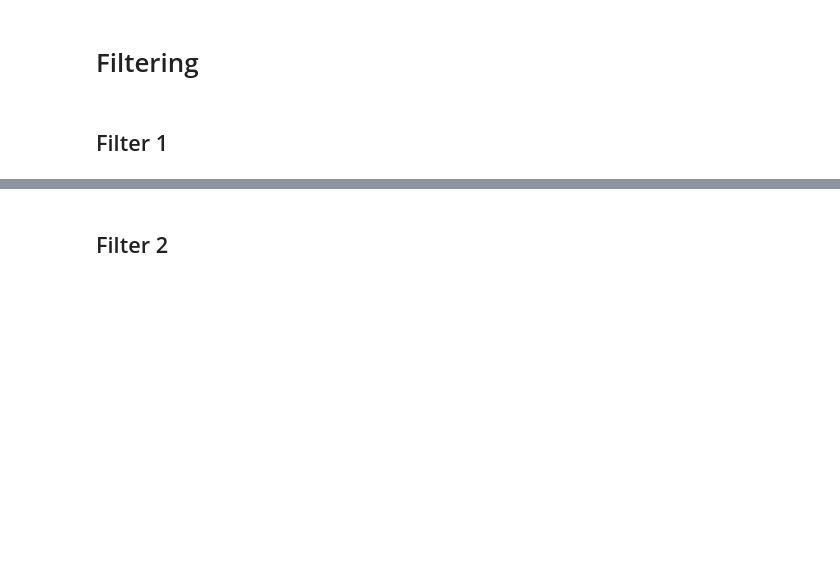
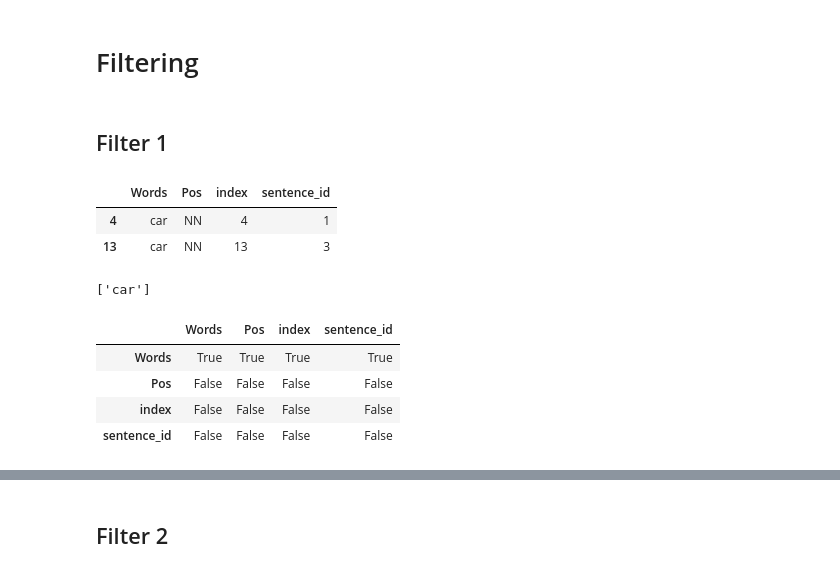
Before and after one commit to AbdulmagedALKHULAIFI/phraser, a Jupyter notebook: Phraser.ipynb, the cells around one changed output, grey strips where cells are left out. Saved outputs shown, nothing was run; the diff lists cells and outputs as text; code cells hidden in the pictures; blank space fills up the shorter version.

Commit message:
Added regrouping input, fliter to be fixed

```diff
--- a/Phraser.ipynb
+++ b/Phraser.ipynb
@@ -61,5 +165,5 @@ df
 # %% [markdown]
 # Input
 # %%
-word1 = "DT"
-word2 = "VBZ"
+word1 = "Car"
+word2 = "Verb"
@@ -65,0 +172,4 @@ word2 = "VBZ"
+# %%
+#Convert the input to a list to group some inputs
+word1 = [word1]
+word2 = [word2]
@@ -65,0 +178,6 @@ word2 = "VBZ"
+# %%
+for i in range(len(word1)):
+    word1[i] = word1[i].lower()
+
+for i in range(len(word2)):
+    word2[i] = word2[i].lower()
@@ -66,3 +186,9 @@ word2 = "VBZ"
+# %%
+if word1[0] == 'verb':
+    word1 = ['VBZ','VBP','VBG']
+
+if word2[0] == 'verb':
+    word2 = ['VBZ','VBP','VBG']
 # %% [markdown]
 # Filtering
 # %% [markdown]
@@ -74,4 +200,24 @@ def upperIndex(item,alist):
     #find the greater border index
     position = np.argmax(alist > item)
     return alist[position]
+# %%
+df[df['Pos'].isin(word1) | df['Words'].isin(word1)]
+# %% [output]
+|  | Words | Pos | index | sentence_id |
+| 4 | car | NN | 4 | 1 |
+| 13 | car | NN | 13 | 3 |
+# %%
+word1
+# %% [output]
+['car']
+# %%
+# df.iloc[4].Words.isin(word2)
+
+df.apply(lambda x: df.iloc[4].isin(word1))
+# %% [output]
+|  | Words | Pos | index | sentence_id |
+| Words | True | True | True | True |
+| Pos | False | False | False | False |
+| index | False | False | False | False |
+| sentence_id | False | False | False | False |
 # %%
```
Also changed, not shown: parts of 19 cells of this notebook, 1 other file.
